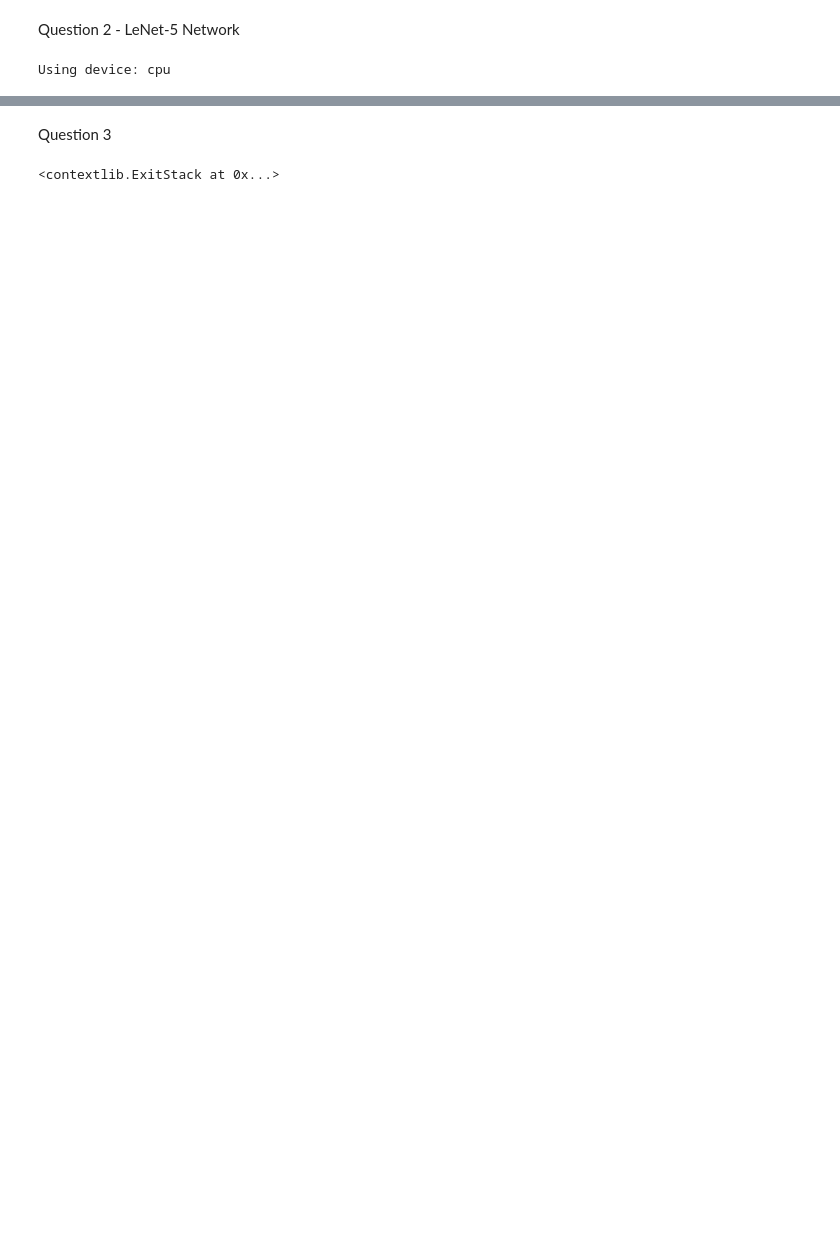
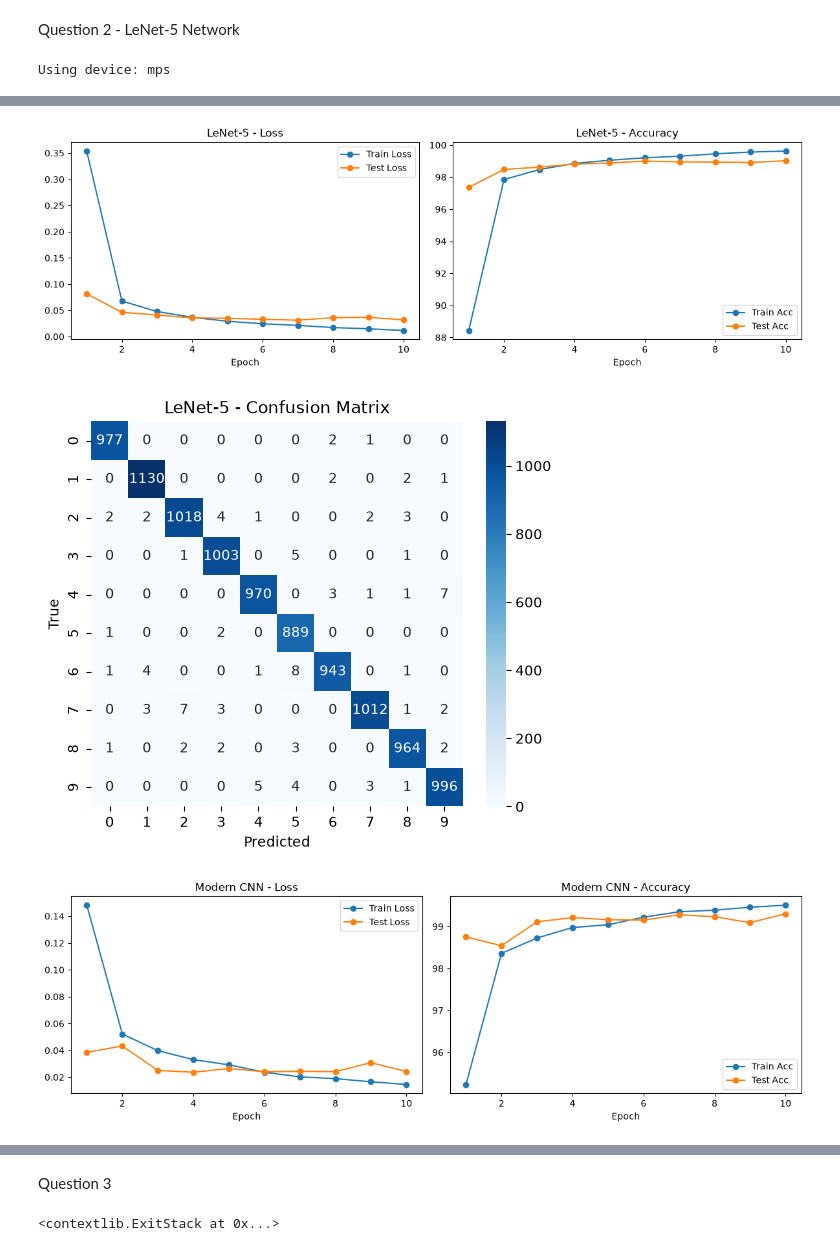
Before and after one commit to chabi1773/EN3160-Assignment_2-3, a Jupyter notebook: Assignment3.ipynb, the cells around one changed output, grey strips where cells are left out. Drawn from its saved outputs; the diff is of its cells as text; code cells hidden in the pictures; blank space fills up the shorter version.

```diff
--- a/Assignment3.ipynb
+++ b/Assignment3.ipynb
@@ -178,10 +201,10 @@ LEARNING_RATE = 0.01
 NUM_EPOCHS = 10
 
 # Select device
-device = torch.device('cuda' if torch.cuda.is_available() else 'cpu')
+device = torch.device('cuda' if torch.cuda.is_available() else 'mps' if torch.backends.mps.is_available() else "cpu")
 print(f"Using device: {device}")
 # %% [output]
-Using device: cpu
+Using device: mps
 # %%
 transform = transforms.Compose([
     transforms.ToTensor(),
@@ -334,18 +357,29 @@ def display_confusion_matrix(model, title):
     plt.ylabel('True')
     plt.show()
 # %%
+criterion = nn.CrossEntropyLoss()
+
 lenet_model = LeNet5().to(device)
-lenet_opt = torch.optim.SGD(lenet_model.parameters(), lr=LEARNING_RATE, momentum=0.9)
-lenet_history = train_and_evaluate(lenet_model, lenet_opt, "LeNet-5")
+lenet_opt = torch.optim.SGD(
+    lenet_model.parameters(), lr=LEARNING_RATE, momentum=0.9
+)
+lenet_history = train_and_evaluate(
+    lenet_model, train_loader, test_loader,
+    criterion, lenet_opt, NUM_EPOCHS
+)
 
-# 2. Run Modern CNN
 modern_model = ModernCNN().to(device)
-modern_opt = torch.optim.SGD(modern_model.parameters(), lr=LEARNING_RATE, momentum=0.9)
-modern_history = train_and_evaluate(modern_model, modern_opt, "Modern CNN")
+modern_opt = torch.optim.SGD(
+    modern_model.parameters(), lr=LEARNING_RATE, momentum=0.9
+)
+modern_history = train_and_evaluate(
+    modern_model, train_loader, test_loader,
+    criterion, modern_opt, NUM_EPOCHS
+)
 
-# 3. Plotting & Confusion Matrices
 plot_history(lenet_history, "LeNet-5")
 display_confusion_matrix(lenet_model, "LeNet-5")
 
 plot_history(modern_history, "Modern CNN")
 display_confusion_matrix(modern_model, "Modern CNN")
+# %% [output]
@@ -351,0 +406,3 @@ display_confusion_matrix(modern_model, "Modern CNN")
+[figure, added]
+[figure, added]
+[figure, added]
```
Also changed, not shown: parts of 15 cells of this notebook.
